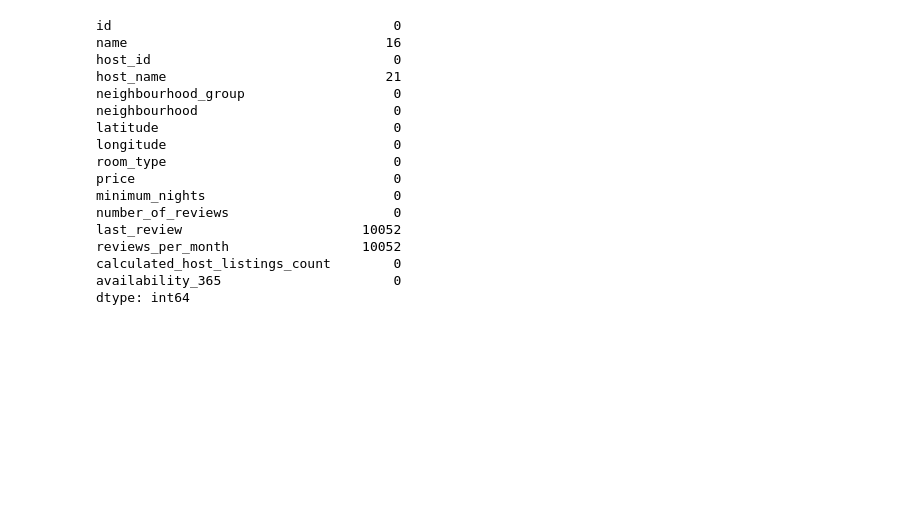
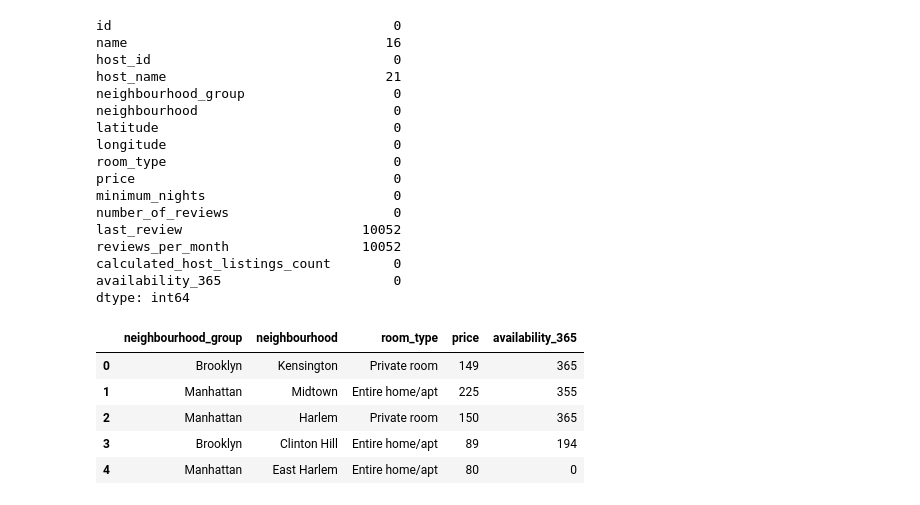
Before and after one commit to Factoria-F5-AI-Bootcamp-1-Edicion/NY_Airbnb, a Jupyter notebook: precios.ipynb, the cells around one changed output. Cells and saved outputs as stored; diff of their text form; code cells hidden in the pictures; blank space fills up the shorter version.

```diff
--- a/precios.ipynb
+++ b/precios.ipynb
@@ -49,3 +49,14 @@ reviews_per_month                 10052
 calculated_host_listings_count        0
 availability_365                      0
 dtype: int64
+# %%
+df.drop(["id", "name", "host_id", "host_name", "latitude", "longitude", "minimum_nights", "number_of_reviews", "last_review", "reviews_per_month", "calculated_host_listings_count"], axis=1, inplace=True)
+# %%
+df.head()
+# %% [output]
+|  | neighbourhood_group | neighbourhood | room_type | price | availability_365 |
+| 0 | Brooklyn | Kensington | Private room | 149 | 365 |
+| 1 | Manhattan | Midtown | Entire home/apt | 225 | 355 |
+| 2 | Manhattan | Harlem | Private room | 150 | 365 |
+| 3 | Brooklyn | Clinton Hill | Entire home/apt | 89 | 194 |
+| 4 | Manhattan | East Harlem | Entire home/apt | 80 | 0 |
```
Also changed, not shown: parts of 15 cells of this notebook.
